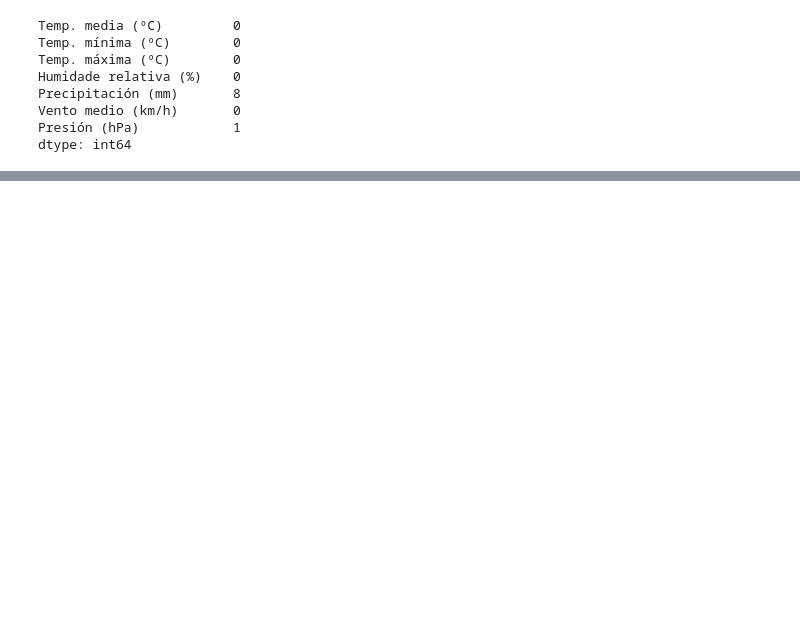
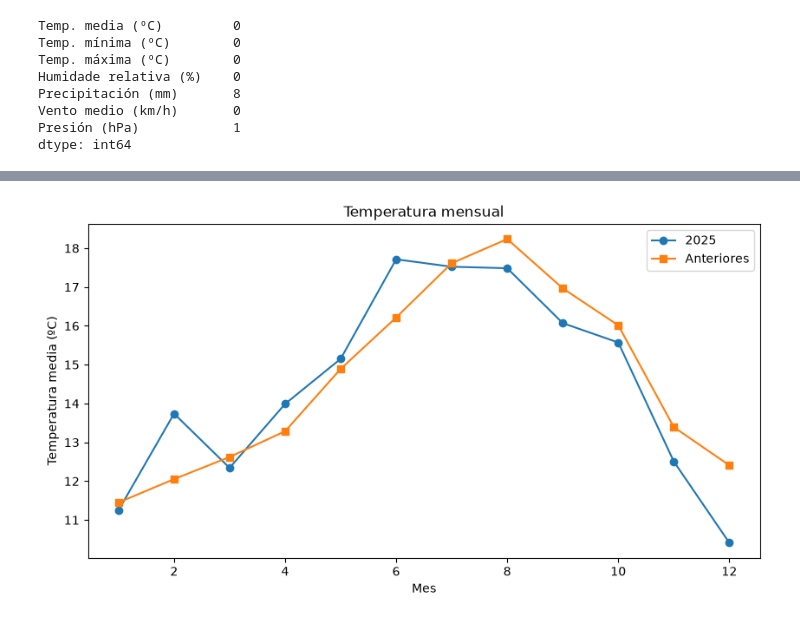
Before and after one commit to carolinamesacurso/proyecto_tempo, a Jupyter notebook: notebooks/guardado_limpieza.ipynb, the cells around one changed output, grey strips where cells are left out. Drawn from its saved outputs; the diff is of its cells as text; code cells hidden in the pictures; blank space fills up the shorter version.

```diff
--- a/notebooks/guardado_limpieza.ipynb
+++ b/notebooks/guardado_limpieza.ipynb
@@ -303,0 +416,22 @@ tiempo.to_csv("../datos/clean/meteo_alvedro_2021_2025_limpio.csv", index=False,
+# %%
+# Comparación del último año con la media
+
+# temperatura media de cada mes agrupada con los años anteriores.
+#2021,2022,2023 - media de cada mes - agrupados por año
+temperatura_mensual_anteriores = tiempo.loc[tiempo.index.year != 2025,"Temp. media (ºC)"].groupby(tiempo.loc[tiempo.index.year != 2025].index.month).mean()
+
+# temperatura media de cada mes del último año disponible.
+temperatura_mensual_2025 = tiempo.loc[tiempo.index.year == 2025,"Temp. media (ºC)"].groupby(tiempo.loc[tiempo.index.year == 2025].index.month).mean()
+
+fig, ax = plt.subplots(figsize=(10, 5))
+
+temperatura_mensual_2025.plot(ax=ax, marker="o", label="2025")
+temperatura_mensual_anteriores.plot(ax=ax, marker="s", label="Anteriores")
+
+ax.set_title("Temperatura mensual")
+ax.set_xlabel("Mes")
+ax.set_ylabel("Temperatura media (ºC)")
+ax.legend()
+plt.show()
+# %% [output]
+[figure, added]
```
Also changed, not shown: parts of 17 cells of this notebook.
